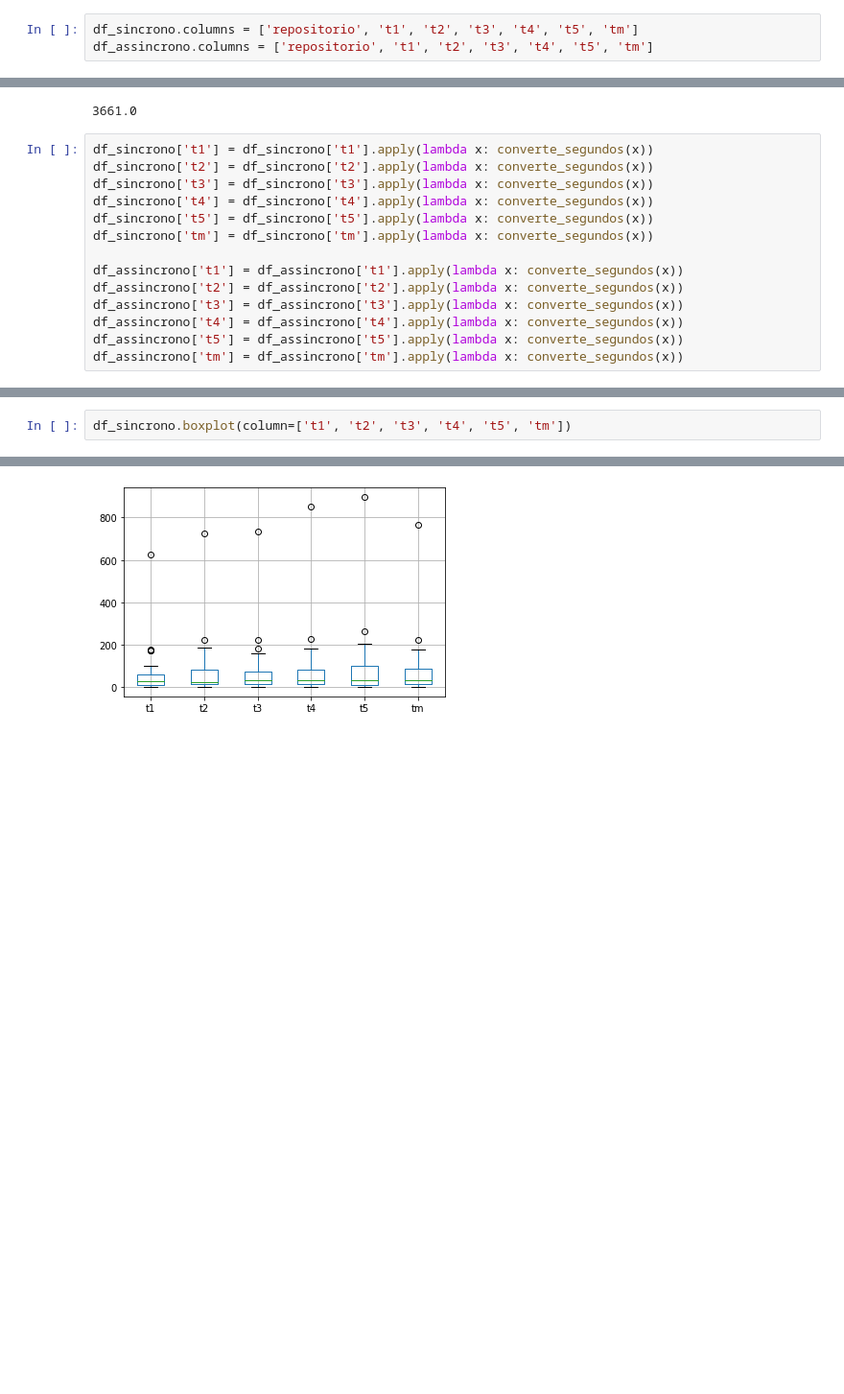
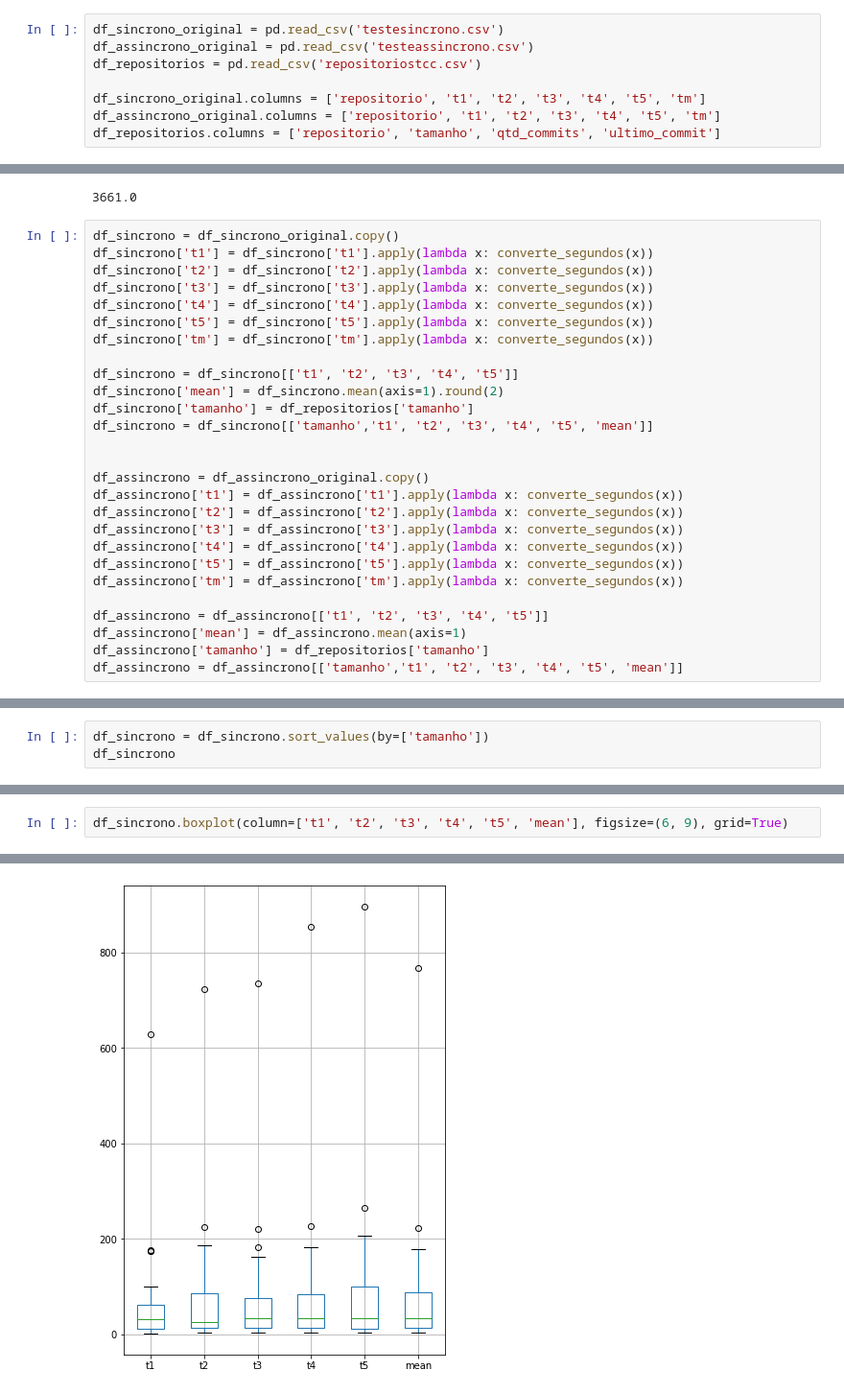
Before and after one commit to armandossrecife/teste, a Jupyter notebook: resultadotccgustavo.ipynb, the cells around one changed output, grey strips where cells are left out. Shown: that part at 96% size. Drawn from its saved outputs; the diff is of its cells as text; blank space fills up the shorter version.

```diff
--- a/resultadotccgustavo.ipynb
+++ b/resultadotccgustavo.ipynb
@@ -31,3 +38,8 @@ df_assincrono = pd.read_csv('testeassincrono.csv')
 # %%
-df_sincrono.columns = ['repositorio', 't1', 't2', 't3', 't4', 't5', 'tm']
-df_assincrono.columns = ['repositorio', 't1', 't2', 't3', 't4', 't5', 'tm']
+df_sincrono_original = pd.read_csv('testesincrono.csv')
+df_assincrono_original = pd.read_csv('testeassincrono.csv')
+df_repositorios = pd.read_csv('repositoriostcc.csv')
+
+df_sincrono_original.columns = ['repositorio', 't1', 't2', 't3', 't4', 't5', 'tm']
+df_assincrono_original.columns = ['repositorio', 't1', 't2', 't3', 't4', 't5', 'tm']
+df_repositorios.columns = ['repositorio', 'tamanho', 'qtd_commits', 'ultimo_commit']
@@ -81,6 +115,7 @@ converte_segundos('1:01:01')
 # %% [output]
 3661.0
 # %%
+df_sincrono = df_sincrono_original.copy()
 df_sincrono['t1'] = df_sincrono['t1'].apply(lambda x: converte_segundos(x))
 df_sincrono['t2'] = df_sincrono['t2'].apply(lambda x: converte_segundos(x))
 df_sincrono['t3'] = df_sincrono['t3'].apply(lambda x: converte_segundos(x))
@@ -88,9 +123,21 @@ df_sincrono['t4'] = df_sincrono['t4'].apply(lambda x: converte_segundos(x))
 df_sincrono['t5'] = df_sincrono['t5'].apply(lambda x: converte_segundos(x))
 df_sincrono['tm'] = df_sincrono['tm'].apply(lambda x: converte_segundos(x))
 
+df_sincrono = df_sincrono[['t1', 't2', 't3', 't4', 't5']]
+df_sincrono['mean'] = df_sincrono.mean(axis=1).round(2)
+df_sincrono['tamanho'] = df_repositorios['tamanho']
+df_sincrono = df_sincrono[['tamanho','t1', 't2', 't3', 't4', 't5', 'mean']]
+
+
+df_assincrono = df_assincrono_original.copy()
 df_assincrono['t1'] = df_assincrono['t1'].apply(lambda x: converte_segundos(x))
 df_assincrono['t2'] = df_assincrono['t2'].apply(lambda x: converte_segundos(x))
 df_assincrono['t3'] = df_assincrono['t3'].apply(lambda x: converte_segundos(x))
 df_assincrono['t4'] = df_assincrono['t4'].apply(lambda x: converte_segundos(x))
 df_assincrono['t5'] = df_assincrono['t5'].apply(lambda x: converte_segundos(x))
 df_assincrono['tm'] = df_assincrono['tm'].apply(lambda x: converte_segundos(x))
+
+df_assincrono = df_assincrono[['t1', 't2', 't3', 't4', 't5']]
+df_assincrono['mean'] = df_assincrono.mean(axis=1)
+df_assincrono['tamanho'] = df_repositorios['tamanho']
+df_assincrono = df_assincrono[['tamanho','t1', 't2', 't3', 't4', 't5', 'mean']]
@@ -136,0 +144,3 @@ df_assincrono
+# %%
+df_sincrono = df_sincrono.sort_values(by=['tamanho'])
+df_sincrono
@@ -137,5 +209,5 @@ df_assincrono
 # %%
-df_sincrono.boxplot(column=['t1', 't2', 't3', 't4', 't5', 'tm'])
+df_sincrono.boxplot(column=['t1', 't2', 't3', 't4', 't5', 'mean'], figsize=(6, 9), grid=True)
 # %% [output]
 <Axes: >
-[figure, old version]
+[figure, new version]
```
Also changed, not shown: parts of 33 cells of this notebook.
